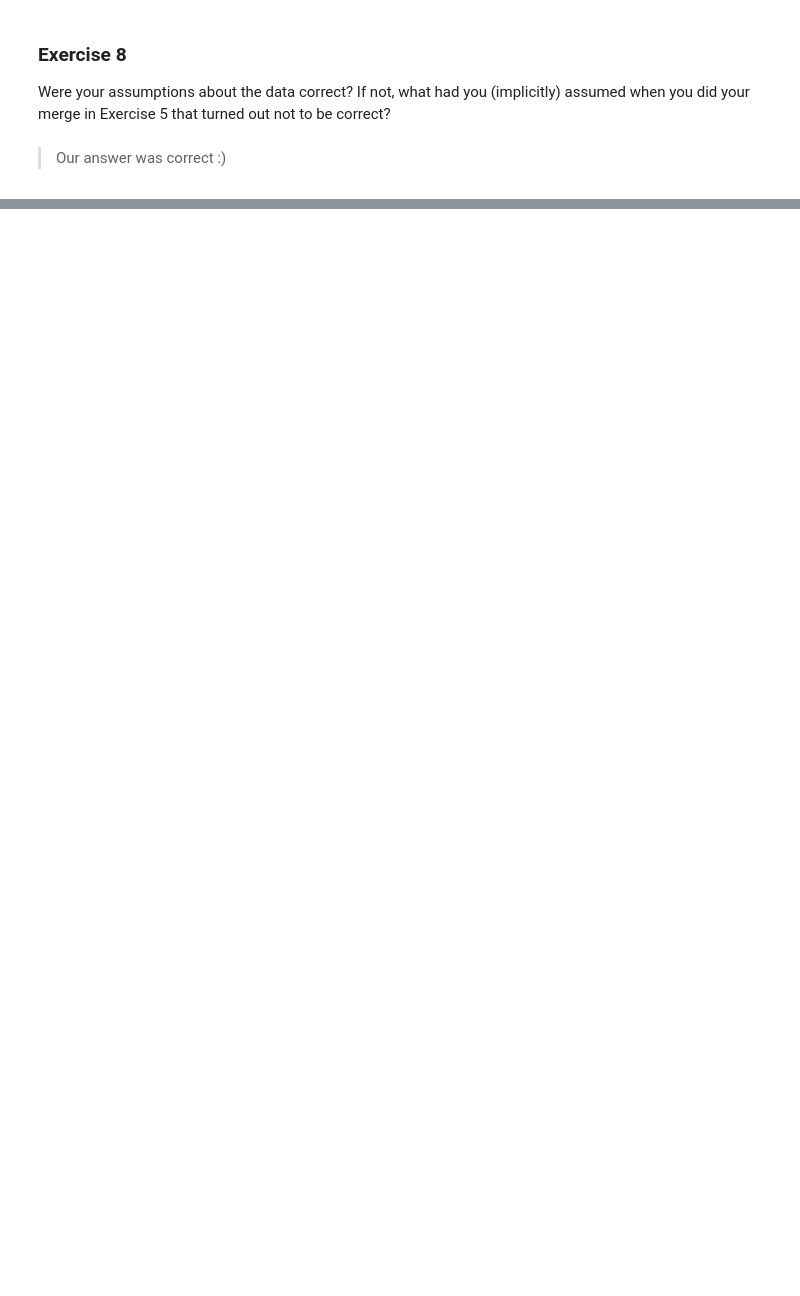
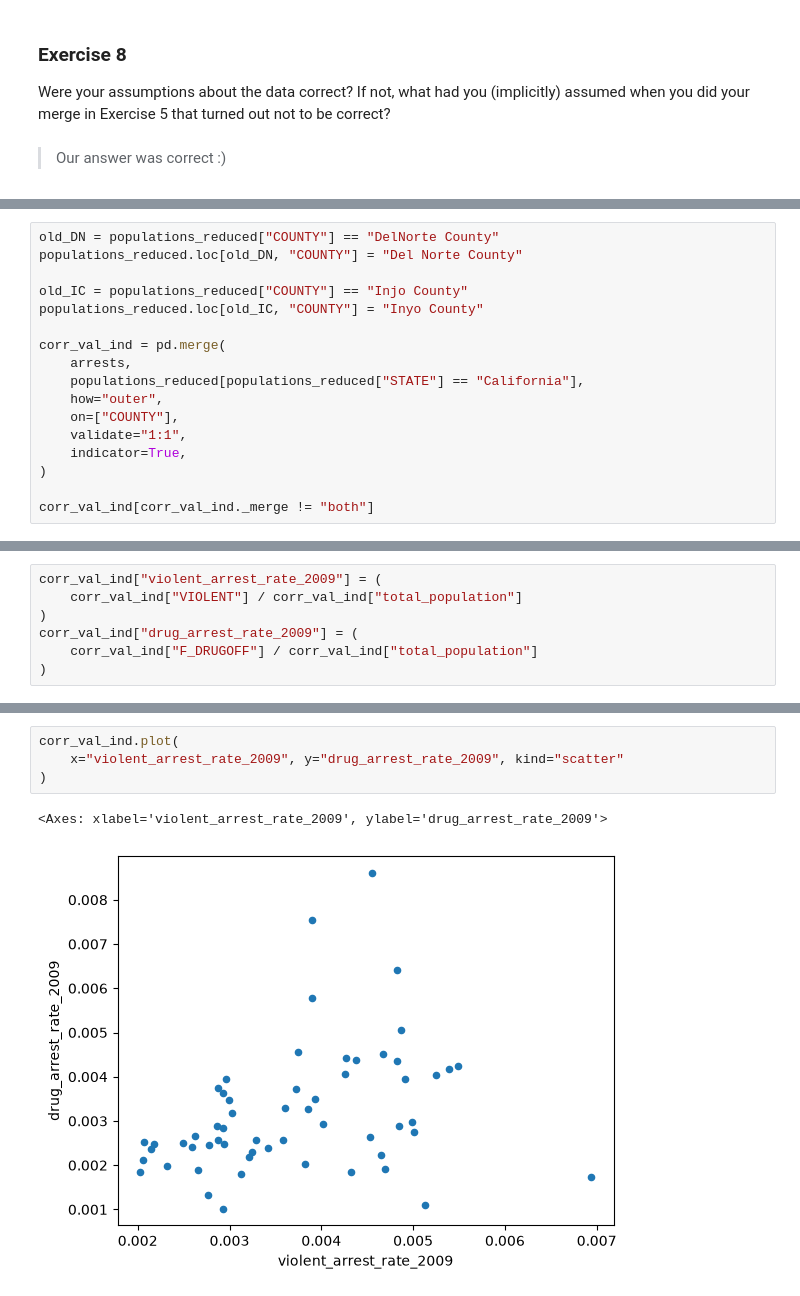
Before and after one commit to BlueWolfpack/PDS, a Jupyter notebook: exercise_merging.ipynb, the cells around one changed output, grey strips where cells are left out. Saved outputs shown, nothing was run; the diff lists cells and outputs as text; blank space fills up the shorter version.

```diff
--- a/exercise_merging.ipynb
+++ b/exercise_merging.ipynb
@@ -360,0 +353,17 @@ PLEASE ROUND YOUR ANSWER (IN PERCENTAGES) TO TWO DECIMAL PLACES (e.g., for 5.278
+# %%
+old_DN = populations_reduced["COUNTY"] == "DelNorte County"
+populations_reduced.loc[old_DN, "COUNTY"] = "Del Norte County"
+
+old_IC = populations_reduced["COUNTY"] == "Injo County"
+populations_reduced.loc[old_IC, "COUNTY"] = "Inyo County"
+
+corr_val_ind = pd.merge(
+    arrests,
+    populations_reduced[populations_reduced["STATE"] == "California"],
+    how="outer",
+    on=["COUNTY"],
+    validate="1:1",
+    indicator=True,
+)
+
+corr_val_ind[corr_val_ind._merge != "both"]
@@ -360,0 +393,7 @@ PLEASE ROUND YOUR ANSWER (IN PERCENTAGES) TO TWO DECIMAL PLACES (e.g., for 5.278
+# %%
+corr_val_ind["violent_arrest_rate_2009"] = (
+    corr_val_ind["VIOLENT"] / corr_val_ind["total_population"]
+)
+corr_val_ind["drug_arrest_rate_2009"] = (
+    corr_val_ind["F_DRUGOFF"] / corr_val_ind["total_population"]
+)
@@ -360,0 +404,7 @@ PLEASE ROUND YOUR ANSWER (IN PERCENTAGES) TO TWO DECIMAL PLACES (e.g., for 5.278
+# %%
+corr_val_ind.plot(
+    x="violent_arrest_rate_2009", y="drug_arrest_rate_2009", kind="scatter"
+)
+# %% [output]
+<Axes: xlabel='violent_arrest_rate_2009', ylabel='drug_arrest_rate_2009'>
+[figure, added]
```
Also changed, not shown: parts of 34 cells of this notebook, 2 other files.
